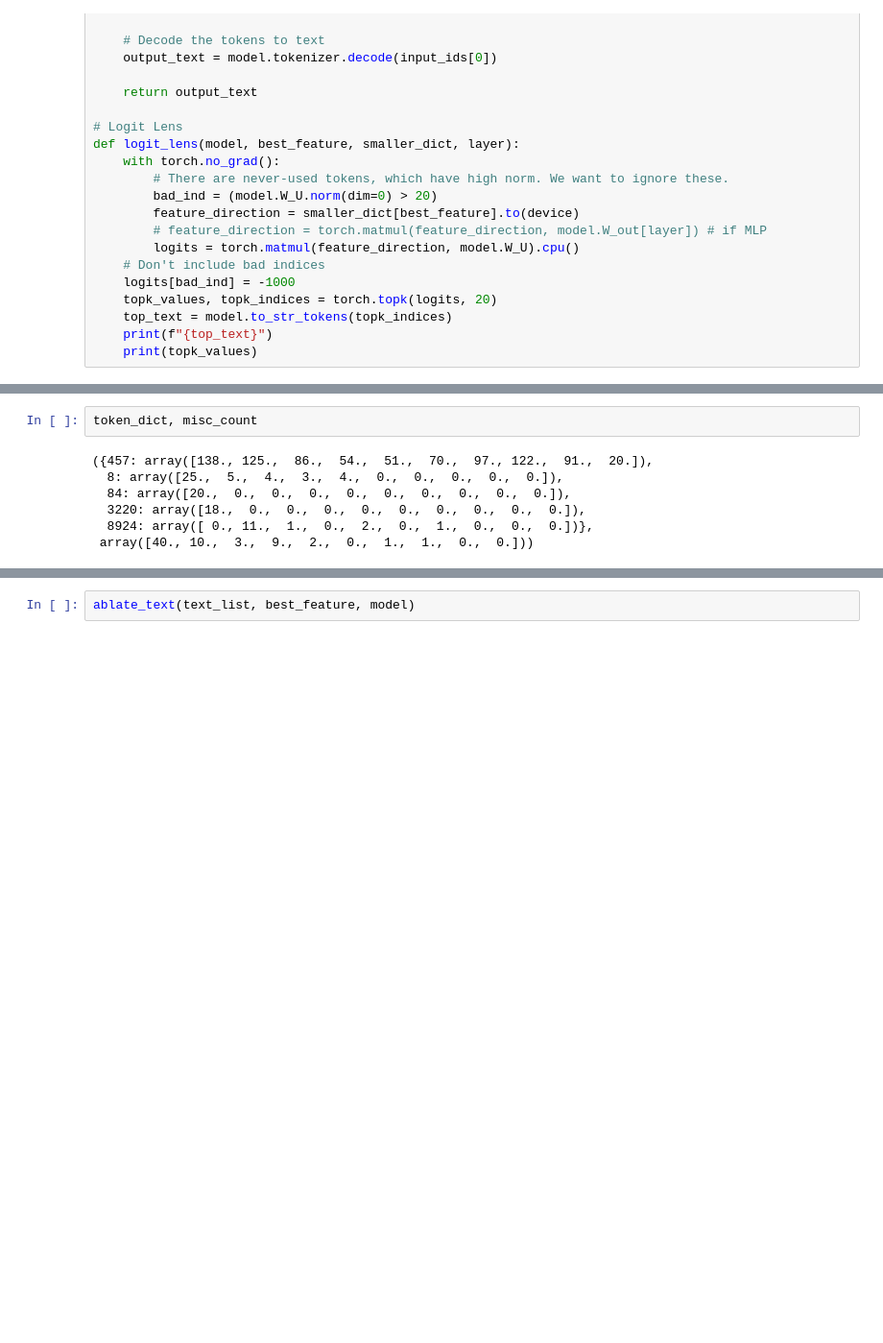
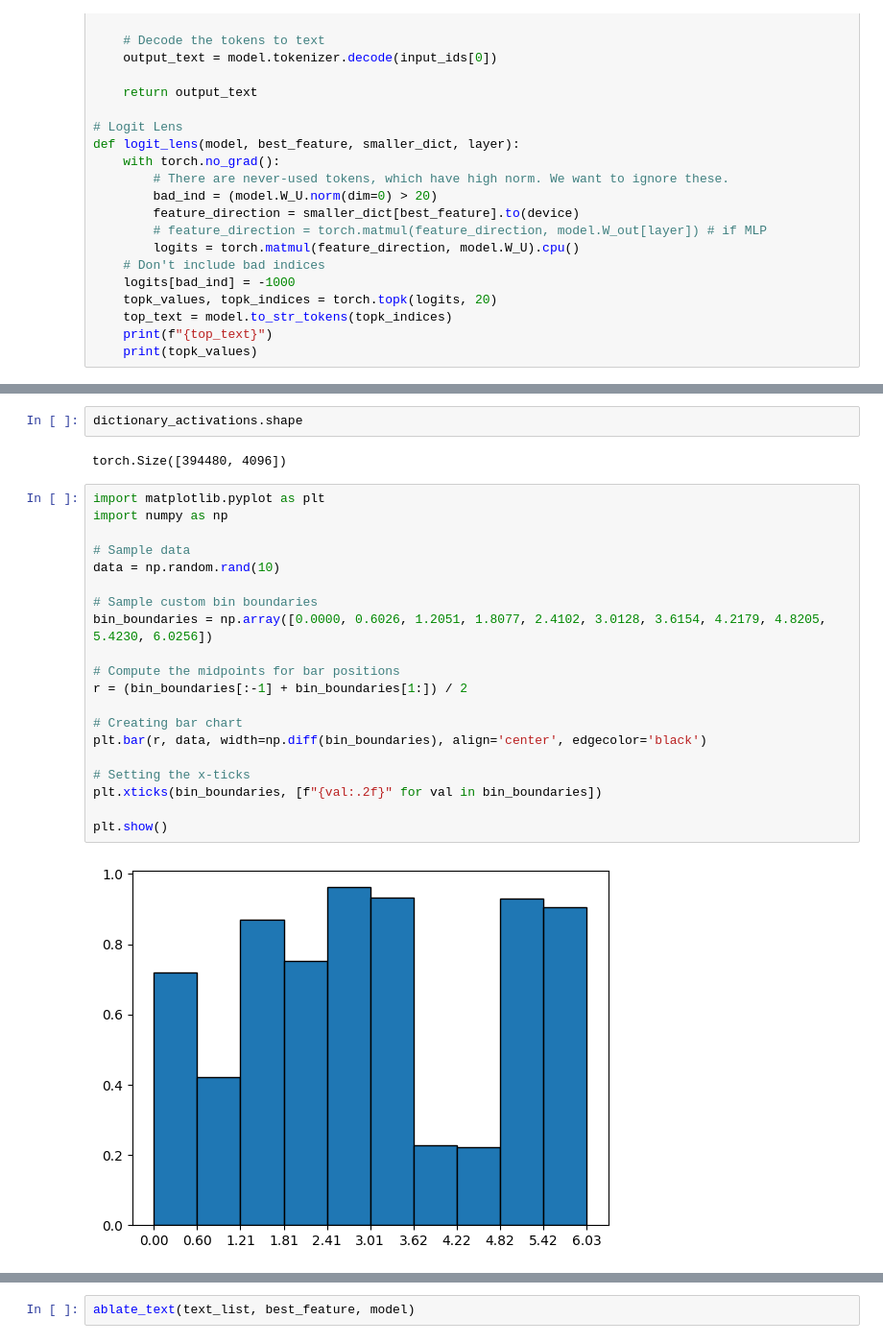
Before and after one commit to migerovitch/sparse_coding, a Jupyter notebook: case_studies.ipynb, the cells around one changed output, grey strips where cells are left out. Shown at 96% size. Saved outputs shown, nothing was run; the diff lists cells and outputs as text; blank space fills up the shorter version.

```diff
--- a/case_studies.ipynb
+++ b/case_studies.ipynb
@@ -462,9 +480,26 @@ for i in range(1,11):
-# %%
-token_dict, misc_count
-# %% [output]
-({457: array([138., 125.,  86.,  54.,  51.,  70.,  97., 122.,  91.,  20.]),
-  8: array([25.,  5.,  4.,  3.,  4.,  0.,  0.,  0.,  0.,  0.]),
-  84: array([20.,  0.,  0.,  0.,  0.,  0.,  0.,  0.,  0.,  0.]),
-  3220: array([18.,  0.,  0.,  0.,  0.,  0.,  0.,  0.,  0.,  0.]),
-  8924: array([ 0., 11.,  1.,  0.,  2.,  0.,  1.,  0.,  0.,  0.])},
- array([40., 10.,  3.,  9.,  2.,  0.,  1.,  1.,  0.,  0.]))
+# %%
+dictionary_activations.shape
+# %% [output]
+torch.Size([394480, 4096])
+# %%
+import matplotlib.pyplot as plt
+import numpy as np
+
+# Sample data
+data = np.random.rand(10)
+
+# Sample custom bin boundaries
+bin_boundaries = np.array([0.0000, 0.6026, 1.2051, 1.8077, 2.4102, 3.0128, 3.6154, 4.2179, 4.8205, 5.4230, 6.0256])
+
+# Compute the midpoints for bar positions
+r = (bin_boundaries[:-1] + bin_boundaries[1:]) / 2
+
+# Creating bar chart
+plt.bar(r, data, width=np.diff(bin_boundaries), align='center', edgecolor='black')
+
+# Setting the x-ticks
+plt.xticks(bin_boundaries, [f"{val:.2f}" for val in bin_boundaries])
+
+plt.show()
+# %% [output]
+[figure, added]
```
Also changed, not shown: parts of 24 cells of this notebook.
